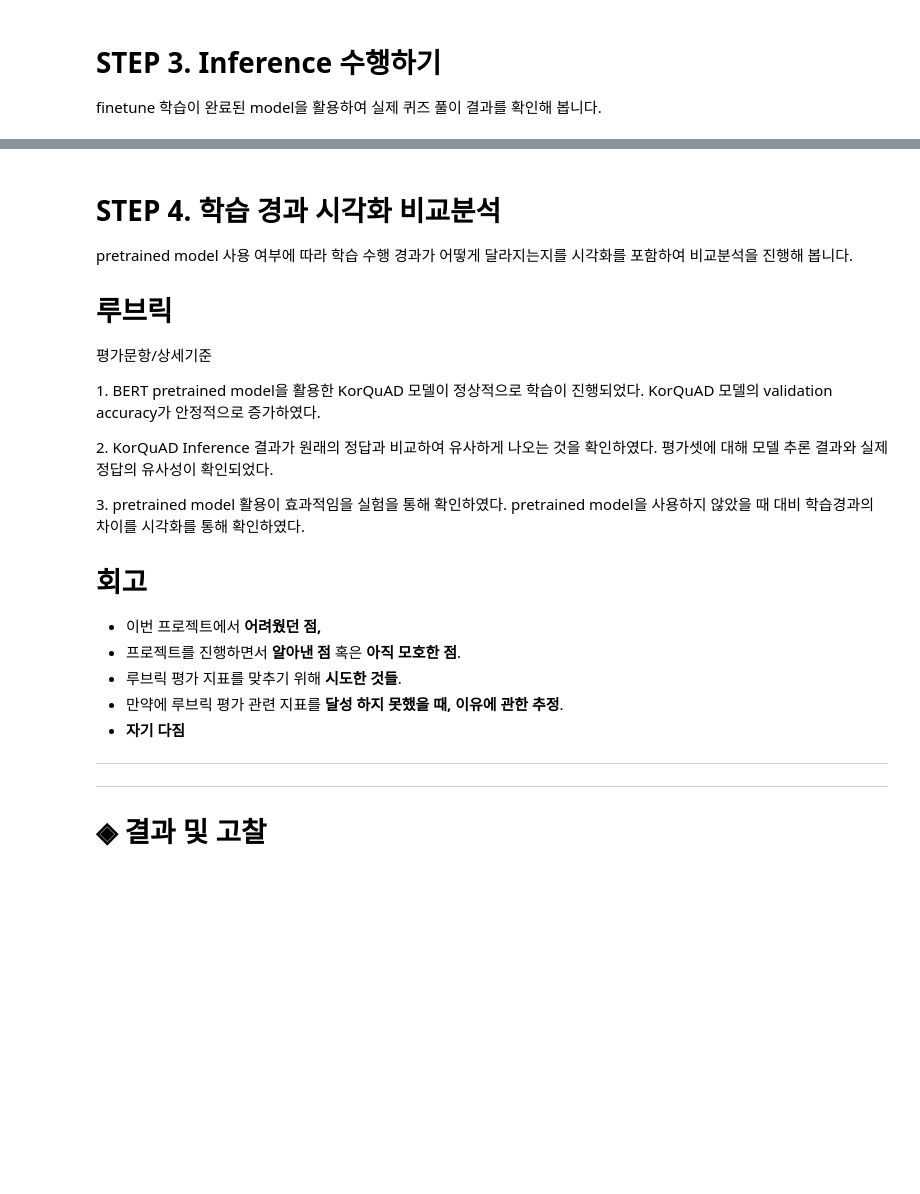
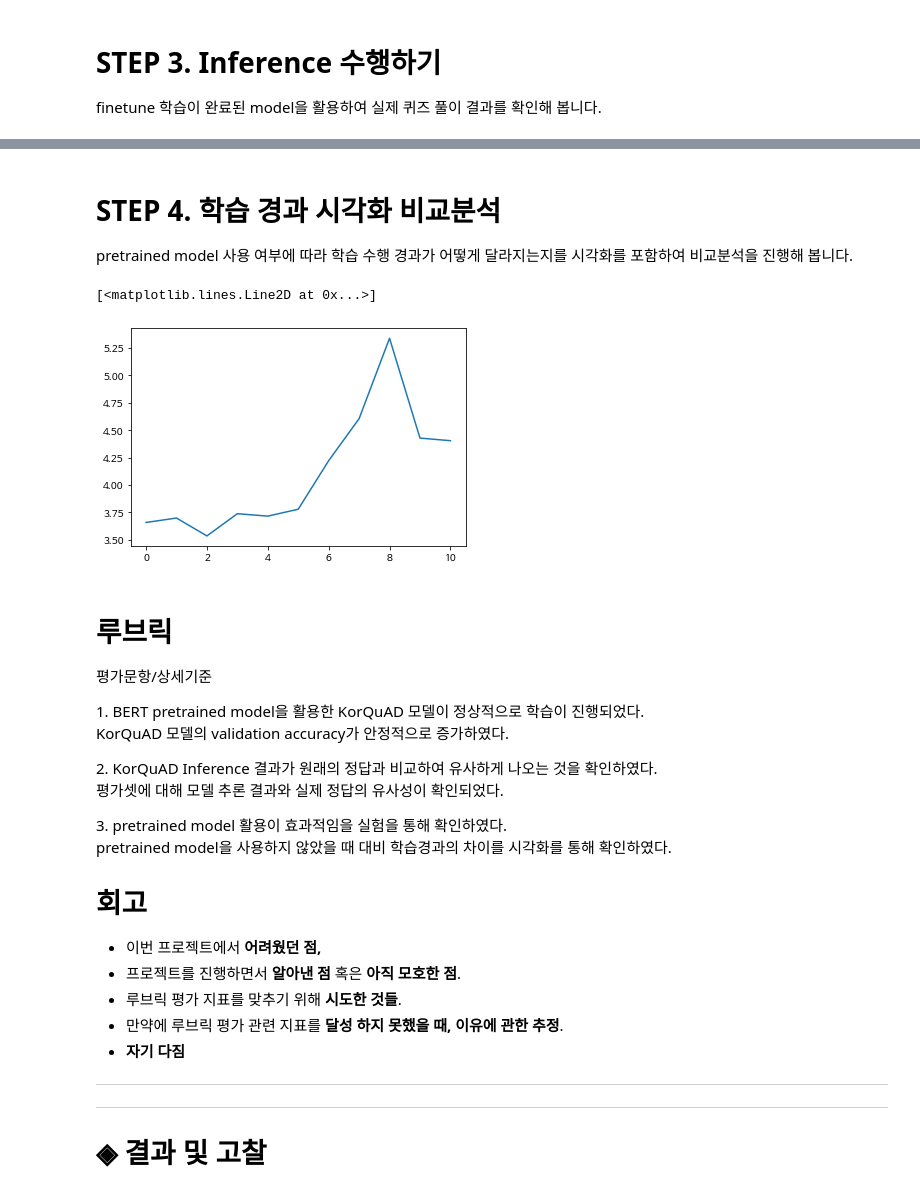
Before and after one commit to limjs19/first-repository, a Jupyter notebook: E19 pretrained_bert[limjs].ipynb, the cells around one changed output, grey strips where cells are left out. Cells and saved outputs as stored; diff of their text form; code cells hidden in the pictures; blank space fills up the shorter version.

```diff
--- a/E19 pretrained_bert[limjs].ipynb
+++ b/E19 pretrained_bert[limjs].ipynb
@@ -1747,8 +1947,15 @@ with open(dev_json) as f:
+# %% [markdown]
+# STEP 4. 학습 경과 시각화 비교분석
+
+pretrained model 사용 여부에 따라 학습 수행 경과가 어떻게 달라지는지를 시각화를 포함하여 비교분석을 진행해 봅니다.
+# %%
+start_loss = [3.6575, 3.6981, 3.5347, 3.7377, 3.7153, 3.7785, 4.2216, 4.6056, 5.3402, 4.4283, 4.4045]
+
+plt.plot(start_loss)
+# %% [output]
+[<matplotlib.lines.Line2D at 0x...>]
+[figure, added]
 # %% [markdown]
-# STEP 4. 학습 경과 시각화 비교분석
-
-pretrained model 사용 여부에 따라 학습 수행 경과가 어떻게 달라지는지를 시각화를 포함하여 비교분석을 진행해 봅니다.
-
 # 루브릭
 
 평가문항/상세기준
```
Also changed, not shown: parts of 12 cells of this notebook.
